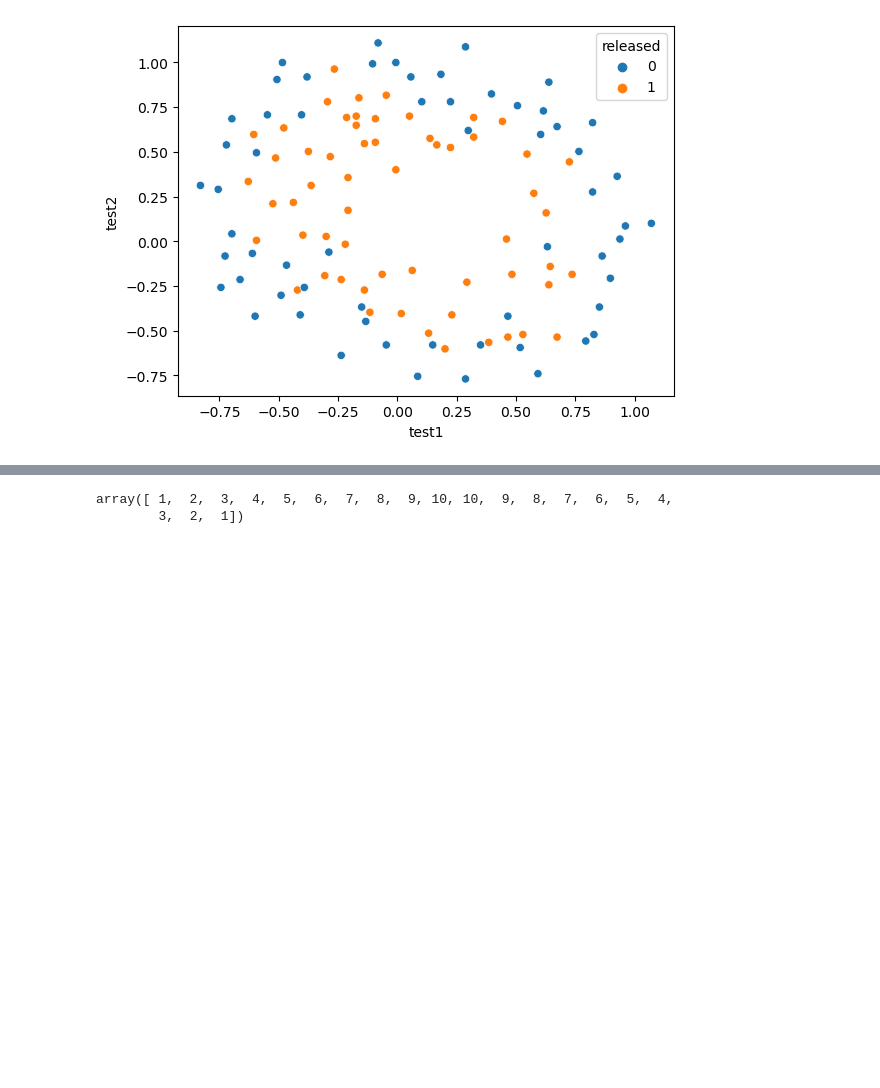
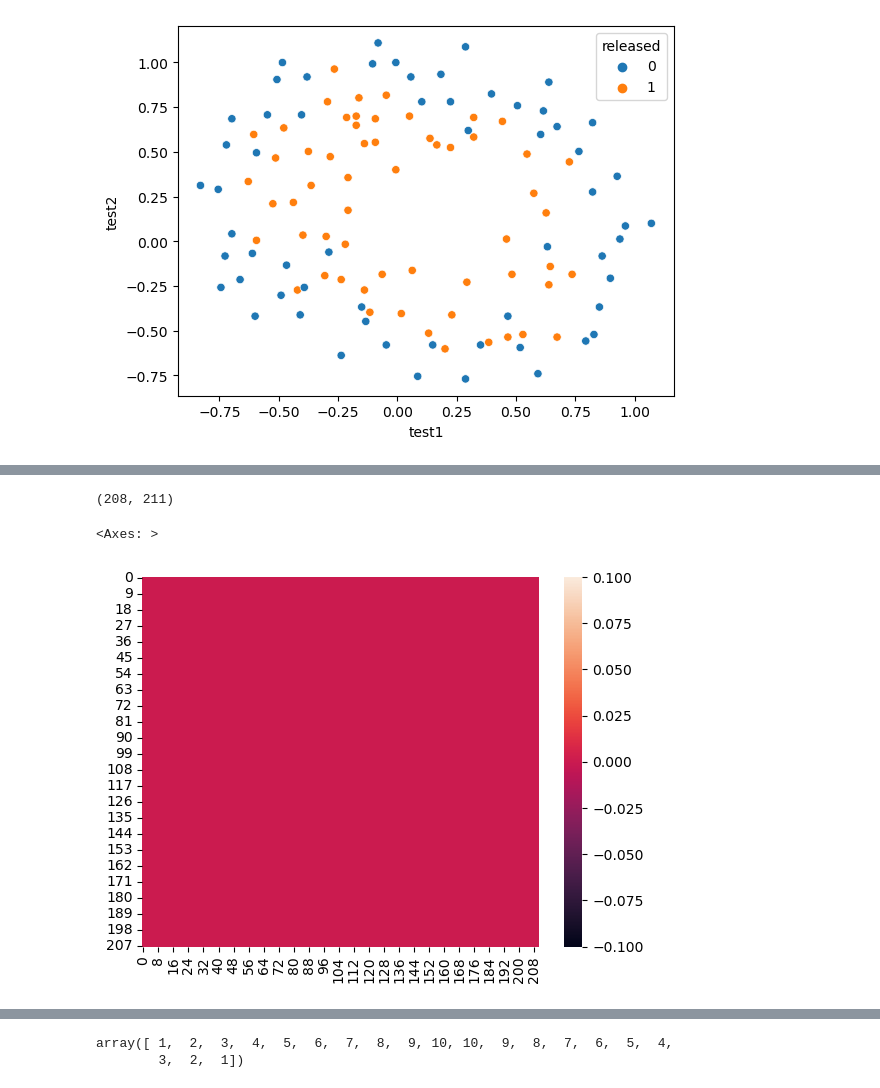
Before and after one commit to PatheticOTD/intercontinenral, a Jupyter notebook: fancy_circle.ipynb, the cells around one changed output, grey strips where cells are left out. Cells and saved outputs as stored; diff of their text form; code cells hidden in the pictures; blank space fills up the shorter version.

```diff
--- a/fancy_circle.ipynb
+++ b/fancy_circle.ipynb
@@ -122,0 +125,4 @@ round(logit.score(X_poly, y), 3))
+# %%
+xx.shape
+# %% [output]
+(208, 211)
@@ -122,0 +133,5 @@ round(logit.score(X_poly, y), 3))
+# %%
+sns.heatmap(data = Z)
+# %% [output]
+<Axes: >
+[figure, added]
```
Also changed, not shown: parts of 15 cells of this notebook.
